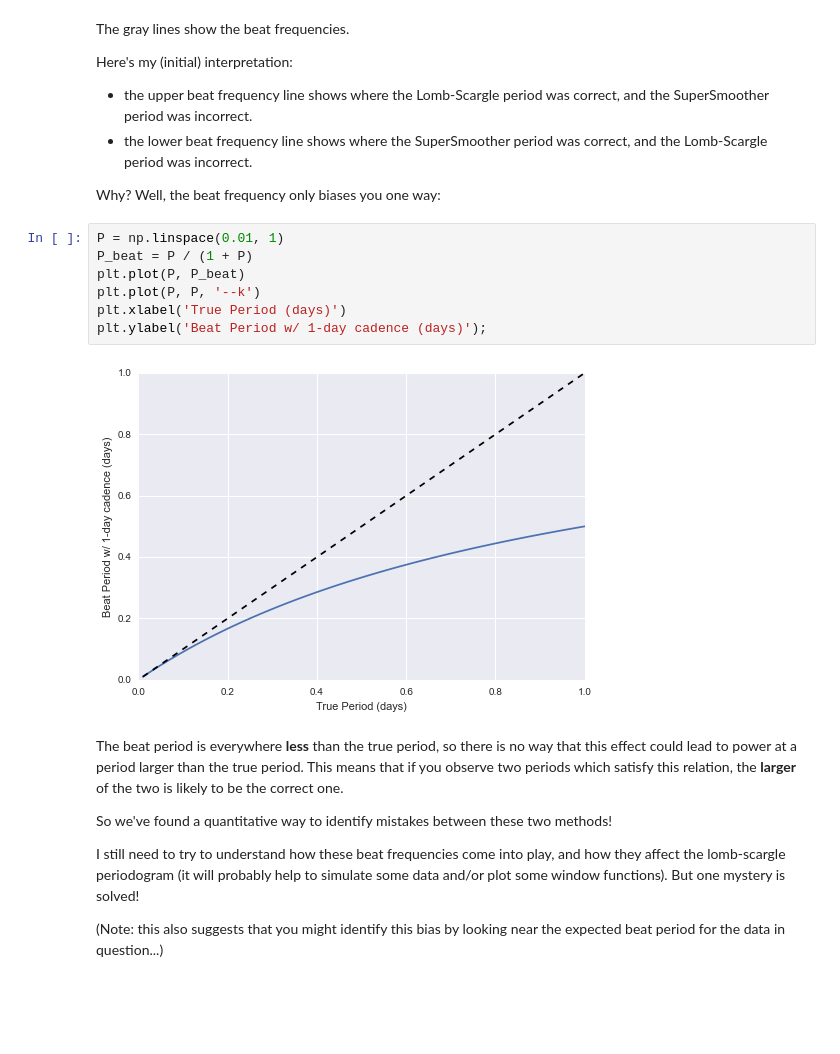
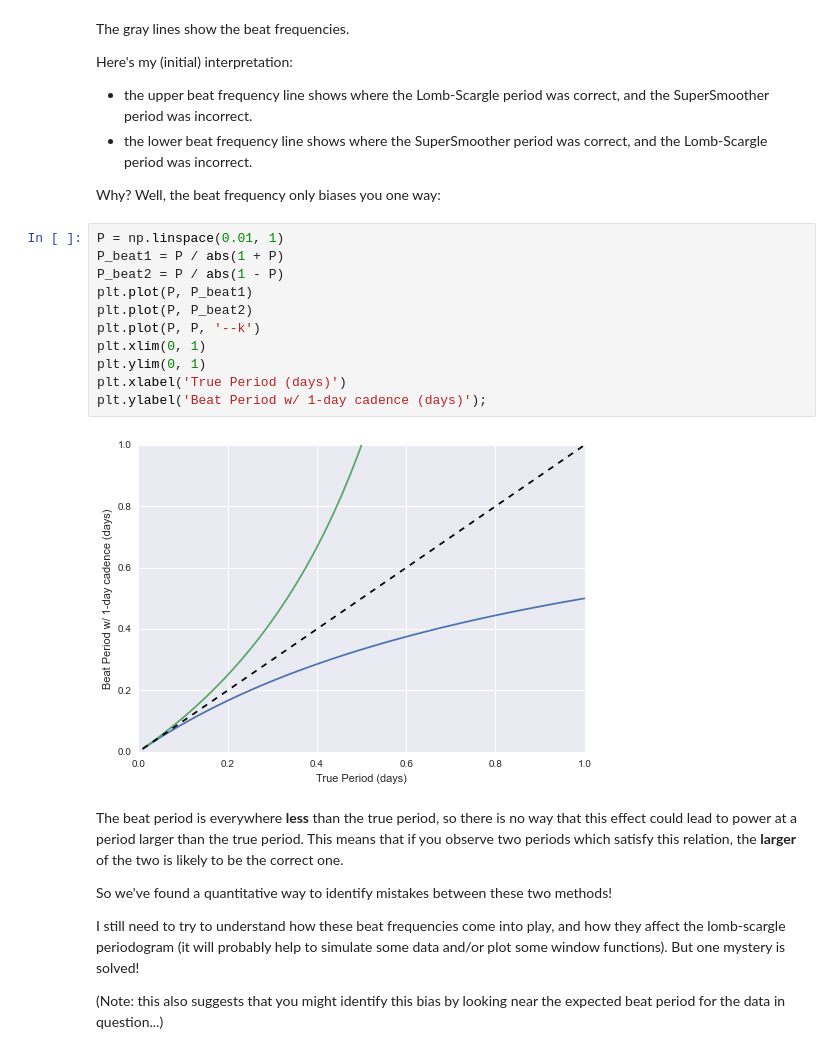
Before and after one commit to jakevdp/multiband_LS, a Jupyter notebook: ComparePeriods.ipynb, the cells around one changed output. Saved outputs shown, nothing was run; the diff lists cells and outputs as text; blank space fills up the shorter version.

```diff
--- a/ComparePeriods.ipynb
+++ b/ComparePeriods.ipynb
@@ -130,13 +130,17 @@ Here's my (initial) interpretation:
 Why? Well, the beat frequency only biases you one way:
 # %%
 P = np.linspace(0.01, 1)
-P_beat = P / (1 + P)
-plt.plot(P, P_beat)
+P_beat1 = P / abs(1 + P)
+P_beat2 = P / abs(1 - P)
+plt.plot(P, P_beat1)
+plt.plot(P, P_beat2)
 plt.plot(P, P, '--k')
+plt.xlim(0, 1)
+plt.ylim(0, 1)
 plt.xlabel('True Period (days)')
 plt.ylabel('Beat Period w/ 1-day cadence (days)');
 # %% [output]
-[figure, old version]
+[figure, new version]
 # %% [markdown]
 The beat period is everywhere **less** than the true period, so there is no way that this effect could lead to power at a period larger than the true period.
 This means that if you observe two periods which satisfy this relation, the **larger** of the two is likely to be the correct one.
```
Also changed, not shown: parts of 1 cell of this notebook, 1 other file.
